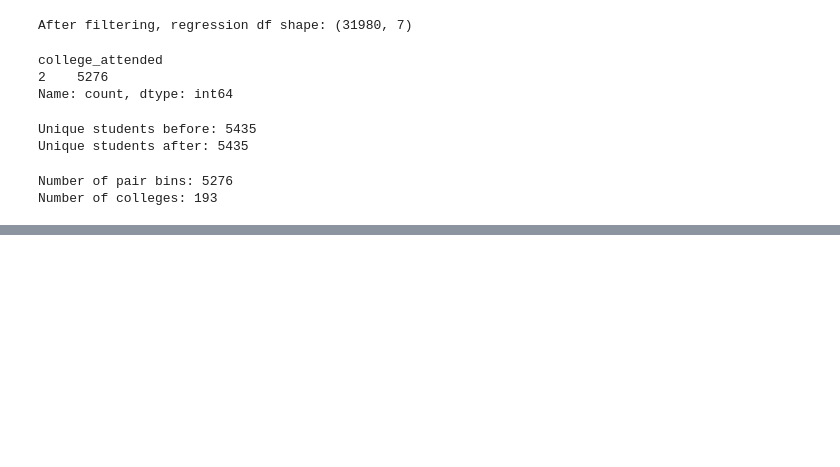
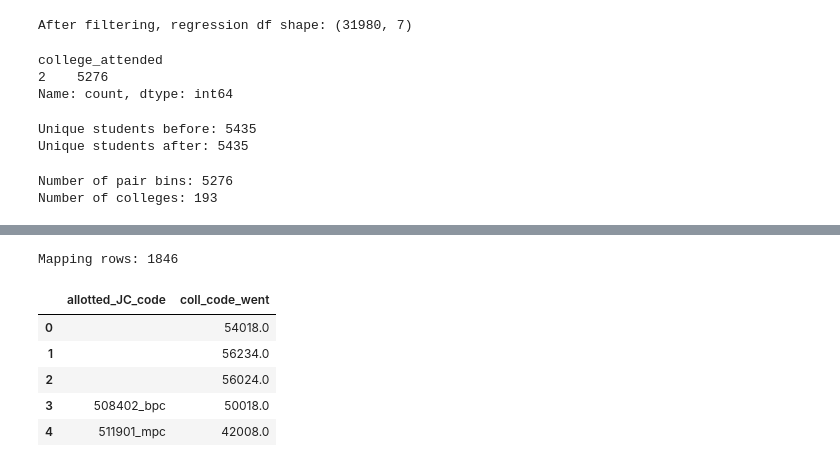
Before and after one commit to venkyc007/Economics_Project, a Jupyter notebook: Regression_2.ipynb, the cells around one changed output, grey strips where cells are left out. Saved outputs shown, nothing was run; the diff lists cells and outputs as text; code cells hidden in the pictures; blank space fills up the shorter version.

```diff
--- a/Regression_2.ipynb
+++ b/Regression_2.ipynb
@@ -744,0 +754,30 @@ Notes:
+# %%
+# Your value-added results (6-digit, stream-specific)
+venky_df = pd.read_csv("venky_va_501502_bpc_10.csv")
+
+# Saee’s value-added results (5-digit college-level)
+saee_df = pd.read_stata("saee_va_30016base.dta")
+
+# Master mapping dataset
+master_df = pd.read_stata("1.5kcolleges_student&collegedetails_v2_limitedvars.dta")
+# %%
+mapping = (
+    master_df[["allotted_JC_code", "coll_code_went"]]
+    .dropna()
+    .drop_duplicates()
+)
+
+# normalize formats
+mapping["allotted_JC_code"] = mapping["allotted_JC_code"].astype(str).str.lower().str.strip()
+mapping["coll_code_went"] = mapping["coll_code_went"].astype(str).str.strip()
+
+print("Mapping rows:", mapping.shape[0])
+mapping.head()
+# %% [output]
+Mapping rows: 1846
+|  | allotted_JC_code | coll_code_went |
+| 0 |  | 54018.0 |
+| 1 |  | 56234.0 |
+| 2 |  | 56024.0 |
+| 3 | 508402_bpc | 50018.0 |
+| 4 | 511901_mpc | 42008.0 |
```
Also changed, not shown: parts of 12 cells of this notebook, 10 other files.
